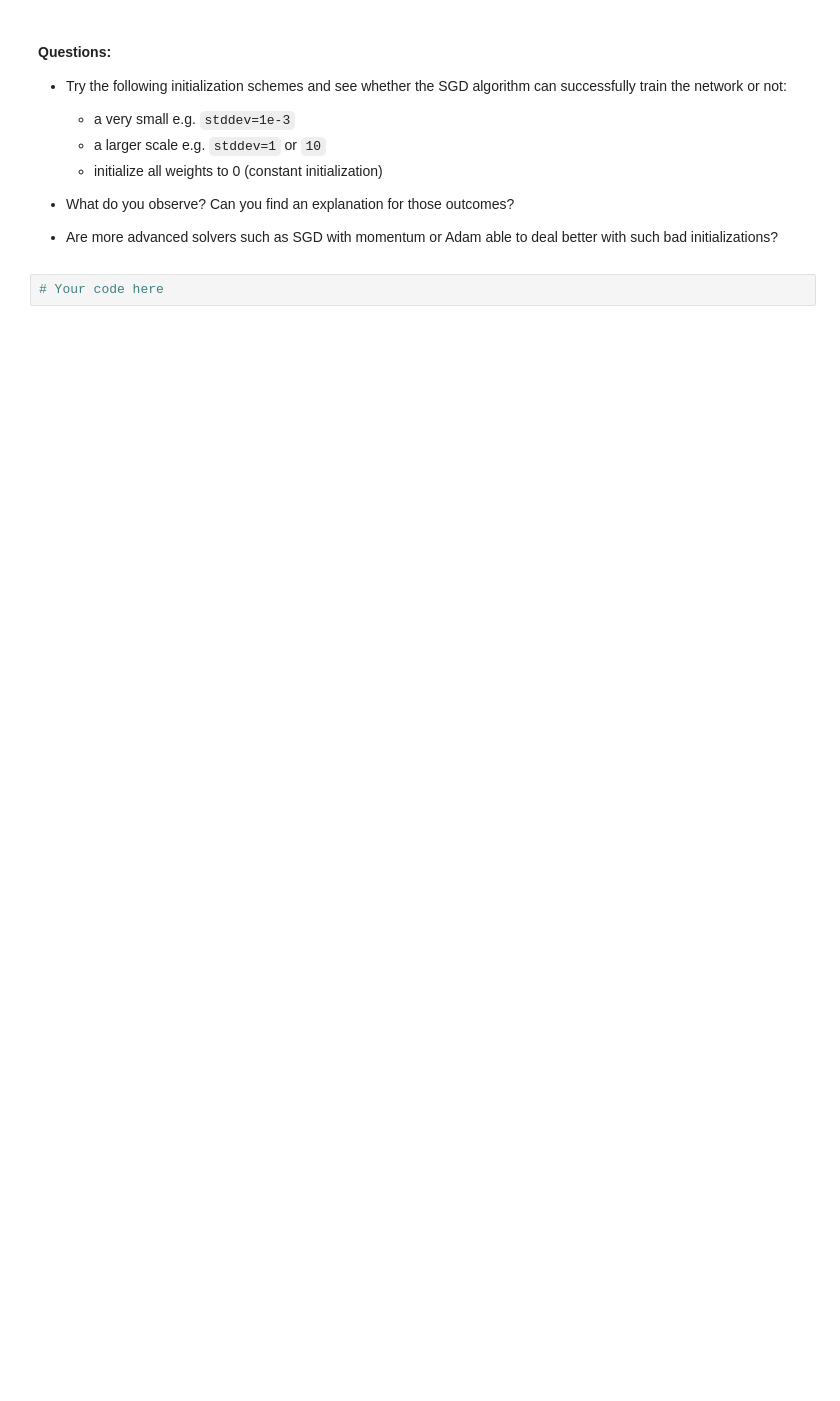
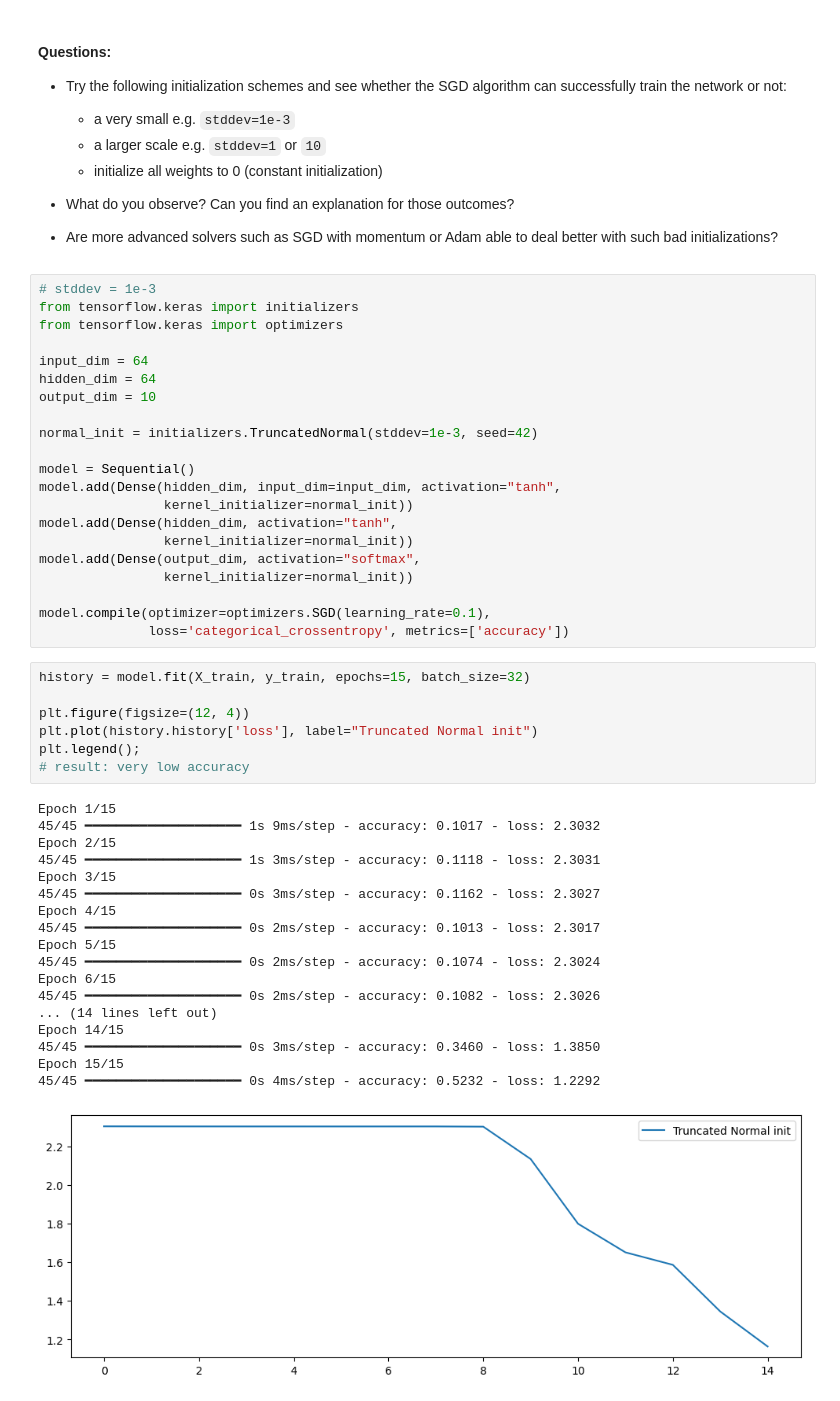
Before and after one commit to anneveremtchouk/deep_learning, a Jupyter notebook: 01_materials/labs/lab_1.ipynb, the cells around one changed output. Drawn from its saved outputs; the diff is of its cells as text; blank space fills up the shorter version.

```diff
--- a/01_materials/labs/lab_1.ipynb
+++ b/01_materials/labs/lab_1.ipynb
@@ -400,5 +745,50 @@ model.layers[0].weights
 
 - Are more advanced solvers such as SGD with momentum or Adam able
   to deal better with such bad initializations?
-# %%
-# Your code here
+# %%
+# stddev = 1e-3
+from tensorflow.keras import initializers
+from tensorflow.keras import optimizers
+
+input_dim = 64
+hidden_dim = 64
+output_dim = 10
+
+normal_init = initializers.TruncatedNormal(stddev=1e-3, seed=42)
+
+model = Sequential()
+model.add(Dense(hidden_dim, input_dim=input_dim, activation="tanh",
+                kernel_initializer=normal_init))
+model.add(Dense(hidden_dim, activation="tanh",
+                kernel_initializer=normal_init))
+model.add(Dense(output_dim, activation="softmax",
+                kernel_initializer=normal_init))
+
+model.compile(optimizer=optimizers.SGD(learning_rate=0.1),
+              loss='categorical_crossentropy', metrics=['accuracy'])
+# %%
+history = model.fit(X_train, y_train, epochs=15, batch_size=32)
+
+plt.figure(figsize=(12, 4))
+plt.plot(history.history['loss'], label="Truncated Normal init")
+plt.legend();
+# result: very low accuracy
+# %% [output]
+Epoch 1/15
+45/45 ━━━━━━━━━━━━━━━━━━━━ 1s 9ms/step - accuracy: 0.1017 - loss: 2.3032
+Epoch 2/15
+45/45 ━━━━━━━━━━━━━━━━━━━━ 1s 3ms/step - accuracy: 0.1118 - loss: 2.3031
+Epoch 3/15
+45/45 ━━━━━━━━━━━━━━━━━━━━ 0s 3ms/step - accuracy: 0.1162 - loss: 2.3027
+Epoch 4/15
+45/45 ━━━━━━━━━━━━━━━━━━━━ 0s 2ms/step - accuracy: 0.1013 - loss: 2.3017
+Epoch 5/15
+45/45 ━━━━━━━━━━━━━━━━━━━━ 0s 2ms/step - accuracy: 0.1074 - loss: 2.3024
+Epoch 6/15
+45/45 ━━━━━━━━━━━━━━━━━━━━ 0s 2ms/step - accuracy: 0.1082 - loss: 2.3026
+... (14 lines left out)
+Epoch 14/15
+45/45 ━━━━━━━━━━━━━━━━━━━━ 0s 3ms/step - accuracy: 0.3460 - loss: 1.3850
+Epoch 15/15
+45/45 ━━━━━━━━━━━━━━━━━━━━ 0s 4ms/step - accuracy: 0.5232 - loss: 1.2292
+[figure, added]
```
Also changed, not shown: parts of 32 cells of this notebook.
